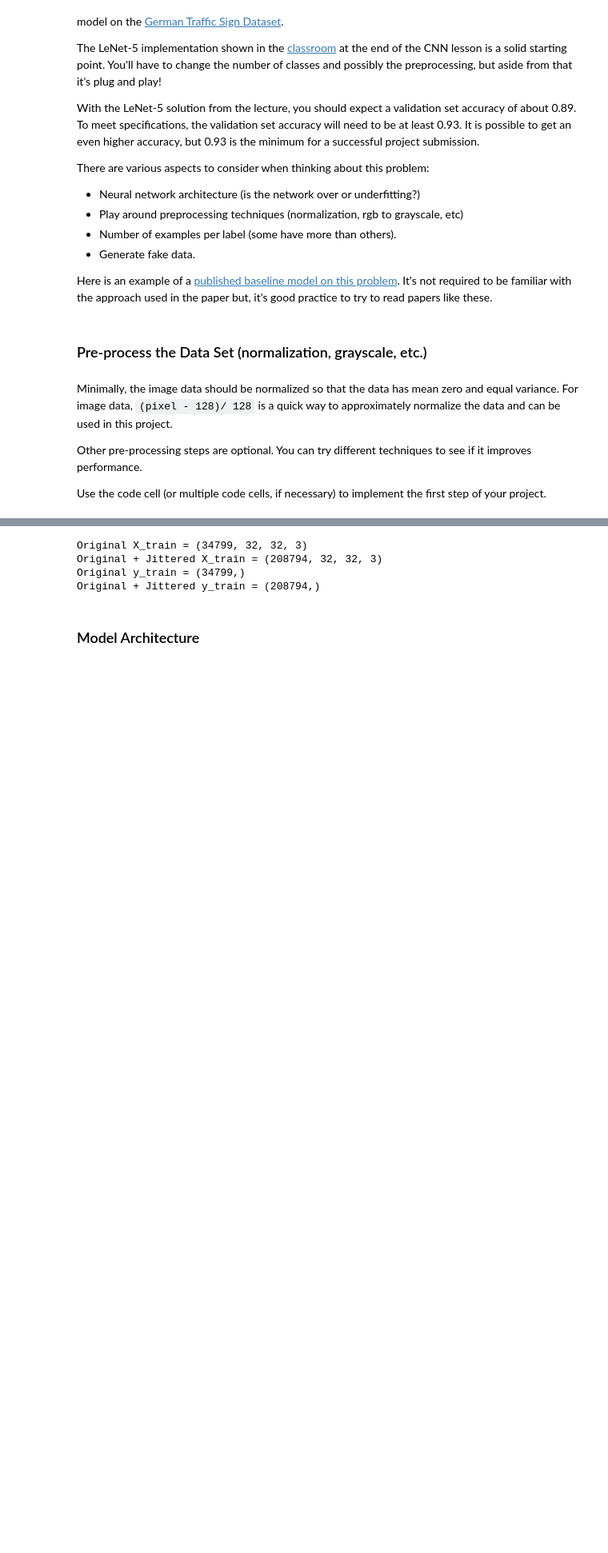
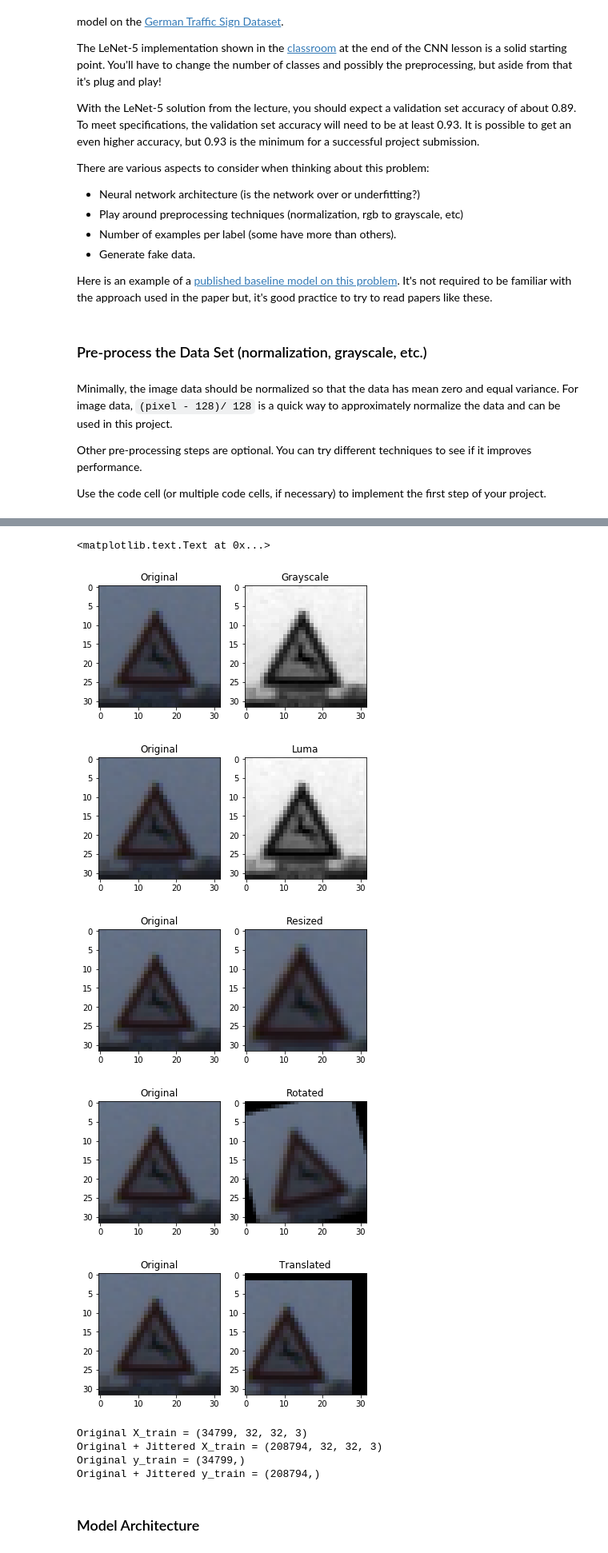
Before and after one commit to AndyKnight09/CarND-Traffic-Sign-Classifier-Project, a Jupyter notebook: Traffic_Sign_Classifier.ipynb, the cells around one changed output, grey strips where cells are left out. Shown at 80% size. Cells and saved outputs as stored; diff of their text form; code cells hidden in the pictures; blank space fills up the shorter version.

```diff
--- a/Traffic_Sign_Classifier.ipynb
+++ b/Traffic_Sign_Classifier.ipynb
@@ -277 +300,59 @@ plt.title('Luma image')
+# %%
+# Test preprocessing - try out some preprocessing options
+img = X_train[600]
+resized = resize_image(img, 4)
+rotated = rotate_image(img, 15)
+translated = translate_image(img, -4, 2)
+
+gray = cv2.cvtColor(img, cv2.COLOR_RGB2GRAY)
+yuv = cv2.cvtColor(img, cv2.COLOR_RGB2YUV)
+
+lumaa = yuv[:,:,0]
+
+plt.figure(figsize=(6,12))
+plt.subplot(1,2,1)
+plt.imshow(img)
+plt.title('Original')
+plt.subplot(1,2,2)
+plt.imshow(gray, cmap='gray')
+plt.title('Grayscale')
+
+plt.figure(figsize=(6,12))
+plt.subplot(1,2,1)
+plt.imshow(img)
+plt.title('Original')
+plt.subplot(1,2,2)
+plt.imshow(lumaa, cmap='gray')
+plt.title('Luma')
+
+plt.figure(figsize=(6,12))
+plt.subplot(1,2,1)
+plt.imshow(img)
+plt.title('Original')
+plt.subplot(1,2,2)
+plt.imshow(resized)
+plt.title('Resized')
+
+plt.figure(figsize=(6,12))
+plt.subplot(1,2,1)
+plt.imshow(img)
+plt.title('Original')
+plt.subplot(1,2,2)
+plt.imshow(rotated)
+plt.title('Rotated')
+
+plt.figure(figsize=(6,12))
+plt.subplot(1,2,1)
+plt.imshow(img)
+plt.title('Original')
+plt.subplot(1,2,2)
+plt.imshow(translated)
+plt.title('Translated')
+# %% [output]
+<matplotlib.text.Text at 0x...>
+[figure, added]
+[figure, added]
+[figure, added]
+[figure, added]
+[figure, added]
 # %%
```
Also changed, not shown: parts of 18 cells of this notebook, 2 other files.
